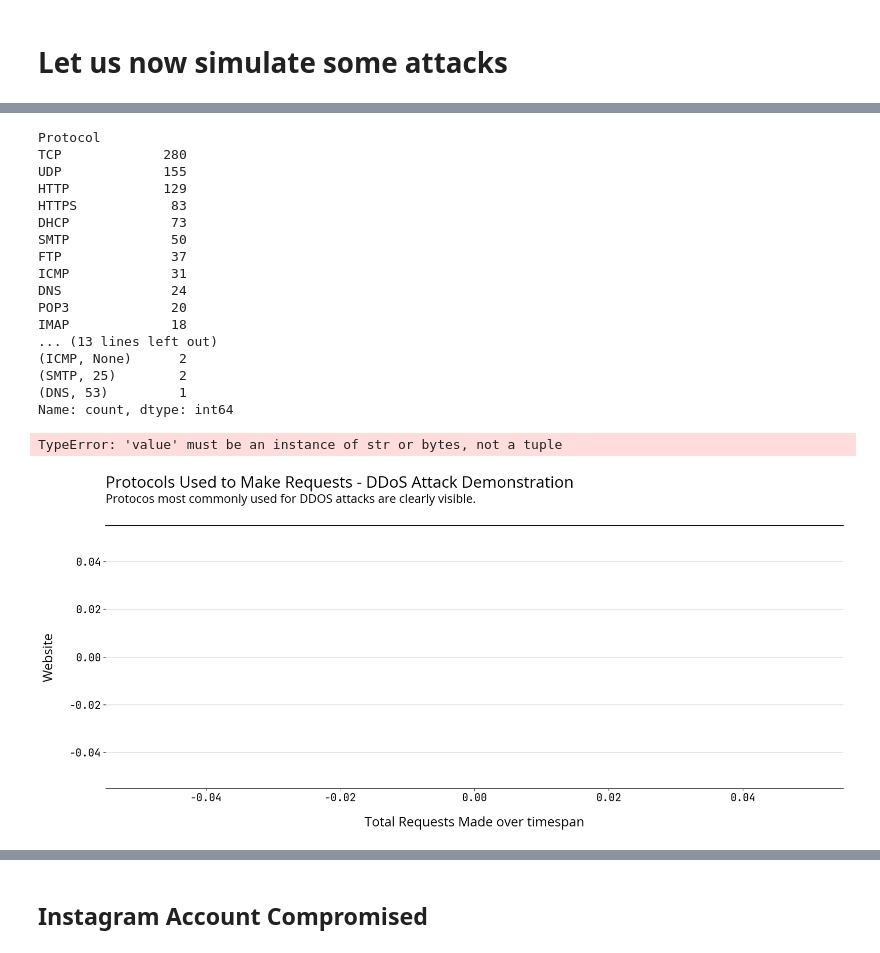
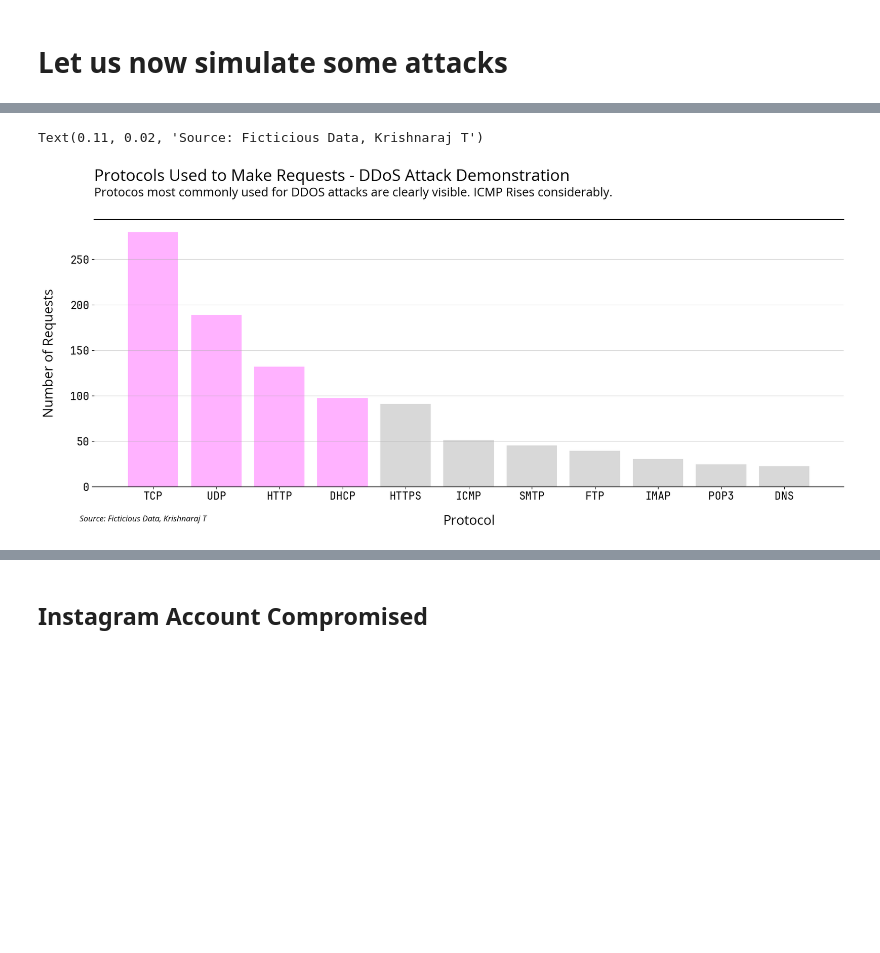
Before and after one commit to School-Related/Third-Year, a Jupyter notebook: First Semester/Digital Forensics and Investigation/Lab/Assignment 2/router_log_analysis.ipynb, the cells around one changed output, grey strips where cells are left out. Cells and saved outputs as stored; diff of their text form; code cells hidden in the pictures; blank space fills up the shorter version.

```diff
--- a/First Semester/Digital Forensics and Investigation/Lab/Assignment 2/router_log_analysis.ipynb
+++ b/First Semester/Digital Forensics and Investigation/Lab/Assignment 2/router_log_analysis.ipynb
@@ -122,7 +124,7 @@ def generate_date_time():
 def gen_protocols():
     protocols = ['TCP', 'UDP', 'DHCP', 'HTTP', 'HTTPS', 'FTP', 'SMTP', 'POP3', 'IMAP', 'DNS', 'ICMP']
     ports = {
-        'TCP': 80,          # HTTP
+        'TCP': 21,          # HTTP
         'UDP': 53,          # DNS
         'DHCP': 67,         # DHCP Server
         'HTTP': 80,         # Hypertext Transfer Protocol
@@ -211,7 +241,7 @@ plt.plot_date(dates.index, dates.values, color='purple', marker='o', linestyle='
 
 # also put labels on the markers a little over the markers for visibility
 for i in range(len(dates)):
-    plt.text(dates.index[i], dates.values[i]-1, dates.values[i], ha='center', va='center', color='black', fontsize=16)
+    plt.text(dates.index[i], dates.values[i]-3, dates.values[i], ha='center', va='center', color='black', fontsize=16)
 
 # set the size of the tick labels and axis labels
 ax.tick_params(axis='both', which='major', labelsize=16)
@@ -746,7 +879,7 @@ def generate_attacker_date_time():
 def gen_attacker_protocols():
     protocols = ['TCP', 'UDP', 'DHCP', 'HTTP', 'HTTPS', 'FTP', 'SMTP', 'POP3', 'IMAP', 'DNS', 'ICMP']
     ports = {
-        'TCP': 80,          # HTTP
+        'TCP': 21,          # HTTP
         'UDP': 53,          # DNS
         'DHCP': 67,         # DHCP Server
         'HTTP': 80,         # Hypertext Transfer Protocol
@@ -758,7 +891,7 @@ def gen_attacker_protocols():
         'DNS': 53,          # Domain Name System
         'ICMP': None        # Internet Control Message Protocol (does not use ports)
     }
-    weights = [0.4, 0.5, 0.3, 0.15, 0.1, 0.05, 0.05, 0.025, 0.025, 0.025, 0.35]
+    weights = [0.2, 0.2, 0.3, 0.15, 0.0, 0.05, 0.05, 0.025, 0.025, 0.025, 0.35]
     selection = random.choices(protocols, weights=weights)[0]
     return (selection, ports[selection])
 # %%
@@ -778,8 +911,8 @@ for i in range(10):
             'Interface': [generate_interface() for j in range(100)],
             'Requested IP': [generate_dest_ip_address()[0] for j in range(100)],
             'Requested Website': [generate_dest_ip_address()[1] for j in range(100)],
-            'Protocol': [gen_attacker_protocols()[0] if j < 50 else gen_protocols() for j in range(100)],
-            'Port': [gen_attacker_protocols()[1] if j < 50 else gen_protocols()[1] for j in range(100)],
+            'Protocol': [gen_attacker_protocols()[0] for j in range(100)],
+            'Port': [gen_attacker_protocols()[1] for j in range(100)],
             'Time': [generate_attacker_date_time() if j < 50 else generate_date_time() for j in range(100)]
         })
 
@@ -910,7 +1043,6 @@ ax.xaxis.set_major_formatter(mdates.DateFormatter('%d %b'))
 # count the number of requests for each protocol
 
 protocol_counts = ddos_log_db['Protocol'].value_counts()
-print(protocol_counts)
 
 # set the color of the first rectangle to pink and the color of the other rectangles to gray
 colors = ['magenta'] * 4 + ['gray'] * (len(protocol_counts) - 4)
@@ -920,7 +1052,7 @@ fig, ax = plt.subplots(figsize=(20, 8))
 
 # informative title + subtitle
 title = 'Protocols Used to Make Requests - DDoS Attack Demonstration'
-subtitle = 'Protocos most commonly used for DDOS attacks are clearly visible. '
+subtitle = 'Protocos most commonly used for DDOS attacks are clearly visible. ICMP Rises considerably. '
 
 # add title + subtitle to plot
 plt.text(
@@ -962,52 +1094,35 @@ plt.ylabel('Website', fontsize=20, fontname="Open Sans", labelpad=20)
 # set the font size of the tick labels
 for tick in ax.xaxis.get_major_ticks():
     tick.label1.set_fontsize(16)
 for tick in ax.yaxis.get_major_ticks():
     tick.label1.set_fontsize(16)
 
 plt.bar(protocol_counts.index, protocol_counts.values, color=colors, alpha=0.3)
 
 # set the title and axis labels
 # ax.set_title('Protocols Used to Make Requests')
 ax.set_xlabel('Protocol')
 ax.set_ylabel('Number of Requests')
 
 # set the x-axis tick labels to be rotated for better readability
 # plt.xticks(rotation=45)
 
 
 # foot note
 footnote = "Source: Ficticious Data, Krishnaraj T"
 plt.text(
     x = 0.11,
     y = 0.02,
     s = footnote,
     fontname = 'Open Sans',
     fontstyle = 'italic',
     fontsize = 12,
     ha = 'left',
     transform = fig.transFigure
 )
 # %% [output]
-Protocol
-TCP             280
-UDP             155
-HTTP            129
-HTTPS            83
-DHCP             73
-SMTP             50
-FTP              37
-ICMP             31
-DNS              24
-POP3             20
-IMAP             18
-... (13 lines left out)
-(ICMP, None)      2
-(SMTP, 25)        2
-(DNS, 53)         1
-Name: count, dtype: int64
+Text(0.11, 0.02, 'Source: Ficticious Data, Krishnaraj T')
-TypeError: 'value' must be an instance of str or bytes, not a tuple
-[figure, old version]
+[figure, new version]
 # %%
 # let us plot the number of requests per day
 ddos_log_db['Time'] = pd.to_datetime(ddos_log_db['Time'])
```
Also changed, not shown: parts of 25 cells of this notebook, 45 other files.
